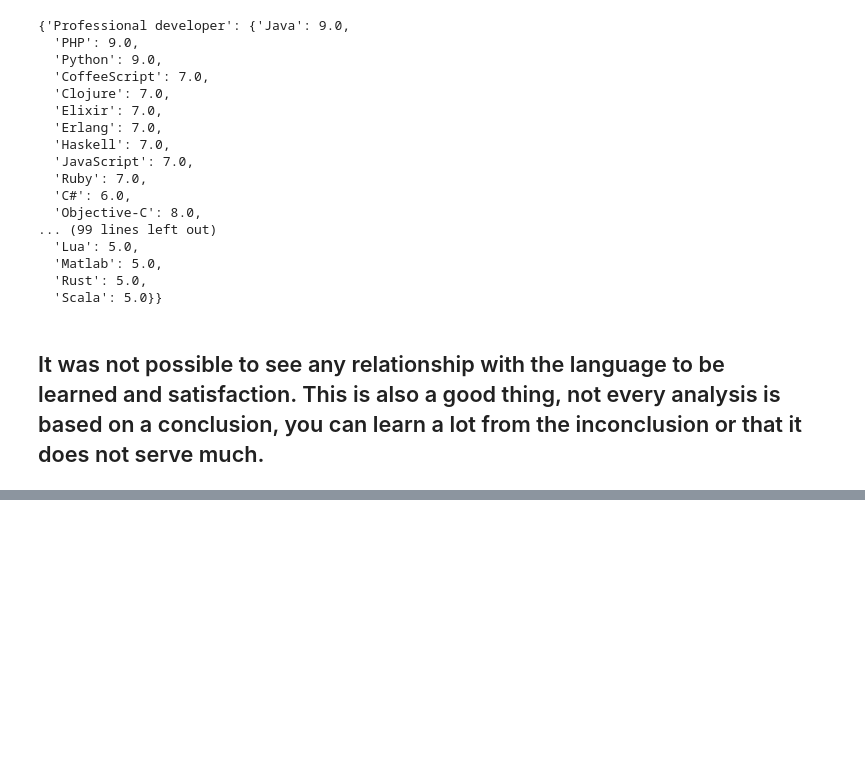
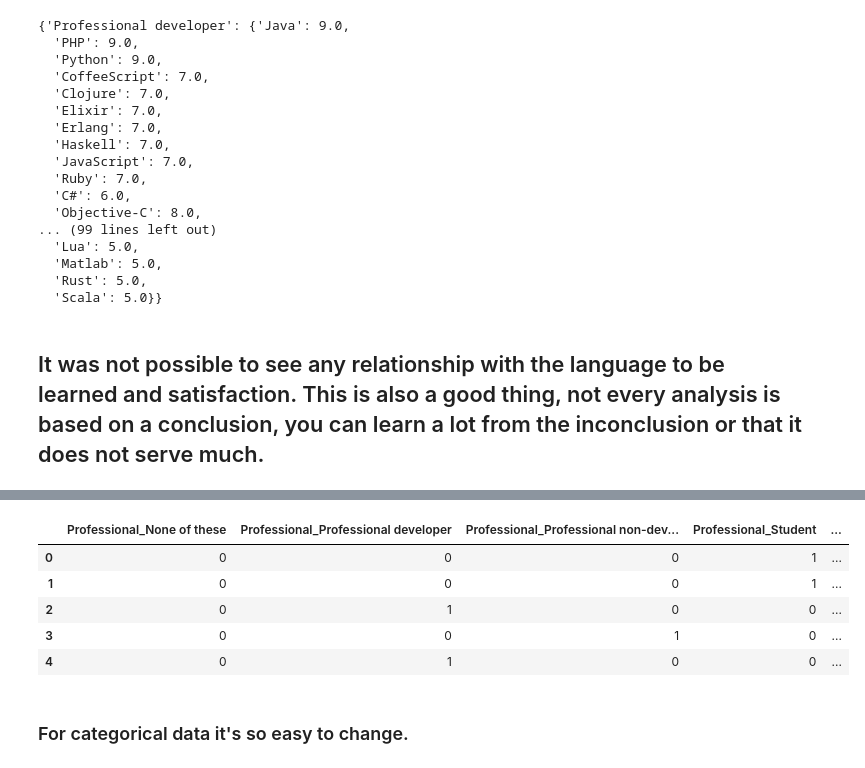
Before and after one commit to abndre/portifolio_udacity_data, a Jupyter notebook: data_science/Stack_Overflow_Developer_Survey/Stack Overflow Data - 2017 Survey.ipynb, the cells around one changed output, grey strips where cells are left out. Drawn from its saved outputs; the diff is of its cells as text; code cells hidden in the pictures; blank space fills up the shorter version.

Commit message:
clean data and README

```diff
--- a/data_science/Stack_Overflow_Developer_Survey/Stack Overflow Data - 2017 Survey.ipynb
+++ b/data_science/Stack_Overflow_Developer_Survey/Stack Overflow Data - 2017 Survey.ipynb
@@ -315,0 +342,11 @@ dict_professional
+# %%
+pd.get_dummies(df_d, columns=['Professional'], dummy_na=True).head()
+# %% [output]
+|  | Professional_None of these | Professional_Professional developer | Professional_Professional non-dev... | Professional_Student | ... |
+| 0 | 0 | 0 | 0 | 1 | ... |
+| 1 | 0 | 0 | 0 | 1 | ... |
+| 2 | 0 | 1 | 0 | 0 | ... |
+| 3 | 0 | 0 | 1 | 0 | ... |
+| 4 | 0 | 1 | 0 | 0 | ... |
+# %% [markdown]
+### For categorical data it's so easy to change.
```
Also changed, not shown: parts of 5 cells of this notebook, 1 other file.
